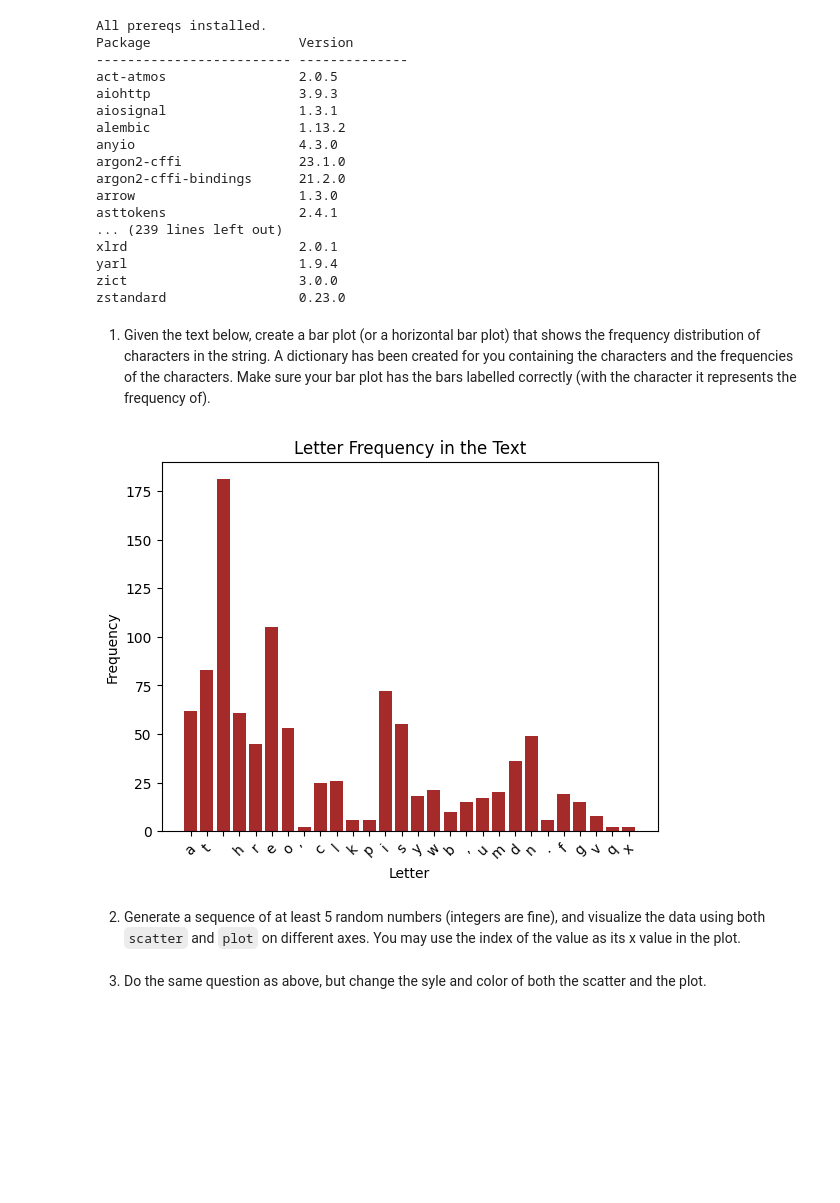
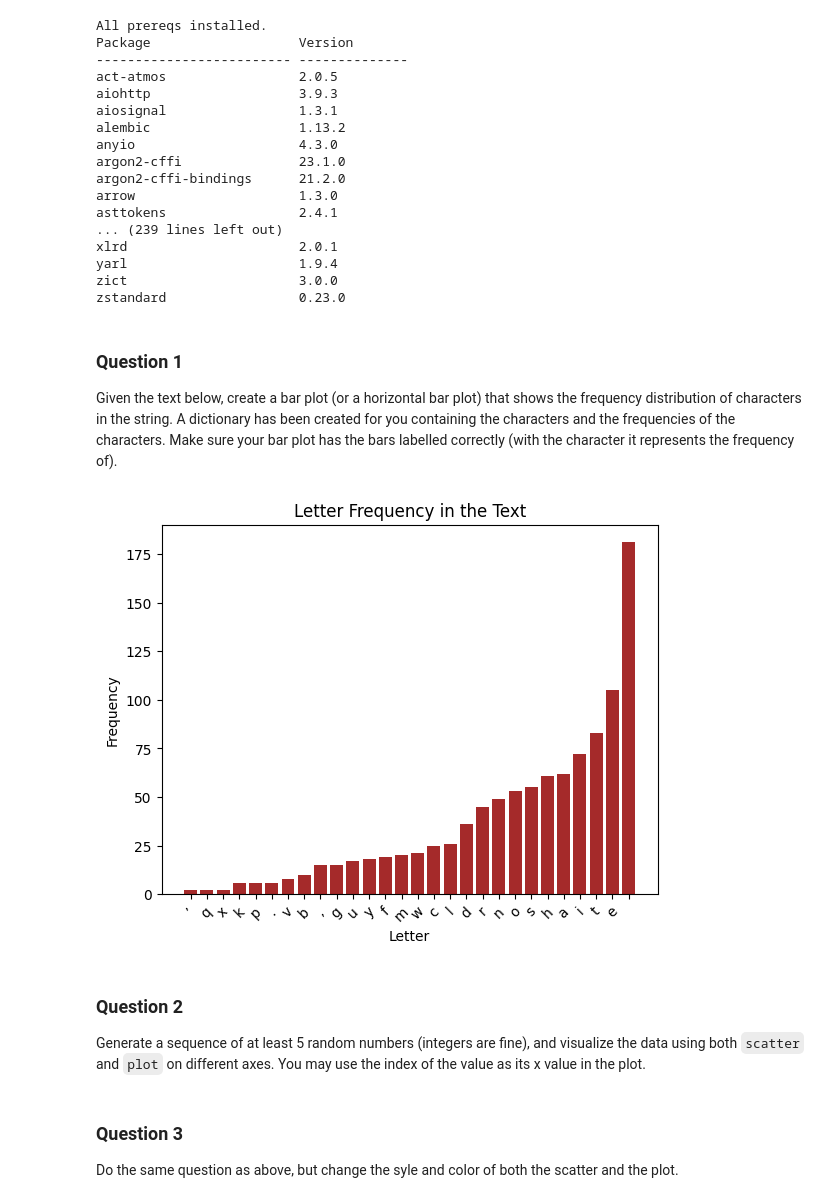
Before and after one commit to anjana-codes/webmin-03-project, a Jupyter notebook: pyplot.ipynb, the cells around one changed output. Cells and saved outputs as stored; diff of their text form; code cells hidden in the pictures; blank space fills up the shorter version.

```diff
--- a/pyplot.ipynb
+++ b/pyplot.ipynb
@@ -37,38 +38,37 @@ yarl                      1.9.4
 zict                      3.0.0
 zstandard                 0.23.0
 # %% [markdown]
-1. Given the text below, create a bar plot (or a horizontal bar plot) that shows the frequency distribution of characters in the string.
+### Question 1
+Given the text below, create a bar plot (or a horizontal bar plot) that shows the frequency distribution of characters in the string.
 A dictionary has been created for you containing the characters and the frequencies of the characters.
 Make sure your bar plot has the bars labelled correctly (with the character it represents the frequency of).
 # %%
+import matplotlib.pyplot as plt
 from collections import Counter
 TEXT = "At three o’clock precisely I was at Baker Street, but Holmes had not yet returned. The landlady informed me that he had left the house shortly after eight o’clock in the morning. I sat down beside the fire, however, with the intention of awaiting him, however long he might be. I was already deeply interested in his inquiry, for, though it was surrounded by none of the grim and strange features which were associated with the two crimes which I have already recorded, still, the nature of the case and the exalted station of his client gave it a character of its own. Indeed, apart from the nature of the investigation which my friend had on hand, there was something in his masterly grasp of a situation, and his keen, incisive reasoning, which made it a pleasure to me to study his system of work, and to follow the quick, subtle methods by which he disentangled the most inextricable mysteries. So accustomed was I to his invariable success that the very possibility of his failing had ceased to enter into my head.".lower()
 letter_freq = dict(Counter(TEXT))
 
-# make a bar plot with an appropriate title, correct xtick labels, and labeled axes
+# Sort the letter frequencies in ascending order
+sorted_letters, sorted_frequencies = zip(*sorted(letter_freq.items(), key=lambda item: item[1]))
+
+# Create the bar plot
+plt.bar(sorted_letters, sorted_frequencies, color='brown')
+# Set the title and labels
+plt.title("Letter Frequency in the Text")
+plt.xlabel("Letter")
+plt.ylabel("Frequency")
+
+# Rotate x-axis labels for better readability
+plt.xticks(rotation=45)
+
+# Show the plot
+plt.show()
+# %% [output]
+[figure, added]
-# %%
-import matplotlib.pyplot as plt
-
-# Get the letter frequencies from the dictionary
-letters, frequencies = zip(*letter_freq.items())
-
-# Create the bar plot with green color
-plt.bar(letters, frequencies, color='brown')
-
-# Set the title and labels
-plt.title("Letter Frequency in the Text")
-plt.xlabel("Letter")
-plt.ylabel("Frequency")
-
-# Rotate x-axis labels for better readability
-plt.xticks(rotation=45)
-
-# Show the plot
-plt.show()
-# %% [output]
-[figure, removed]
 # %% [markdown]
-2. Generate a sequence of at least 5 random numbers (integers are fine), and visualize the data using both `scatter` and `plot` on different axes.  You may use the index of the value as its x value in the plot.
+### Question 2
+Generate a sequence of at least 5 random numbers (integers are fine), and visualize the data using both `scatter` and `plot` on different axes.  You may use the index of the value as its x value in the plot.
 # %% [markdown]
-3. Do the same question as above, but change the syle and color of both the scatter and the plot.
+### Question 3
+Do the same question as above, but change the syle and color of both the scatter and the plot.
 # %% [markdown]
```
Also changed, not shown: parts of 2 cells of this notebook.
